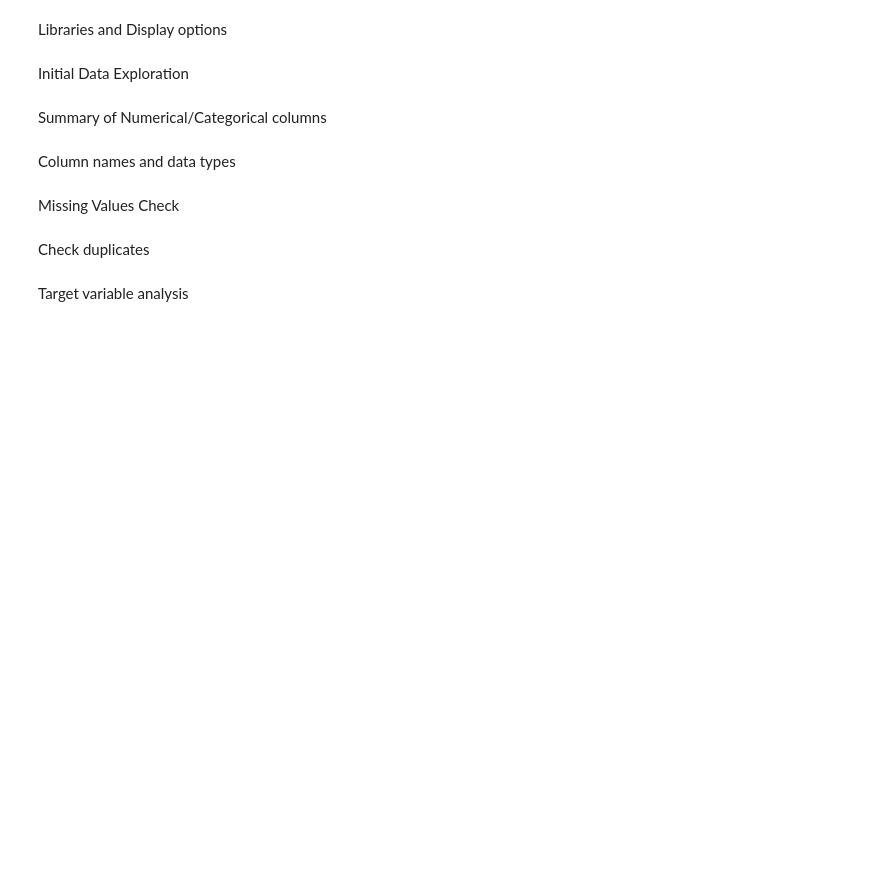
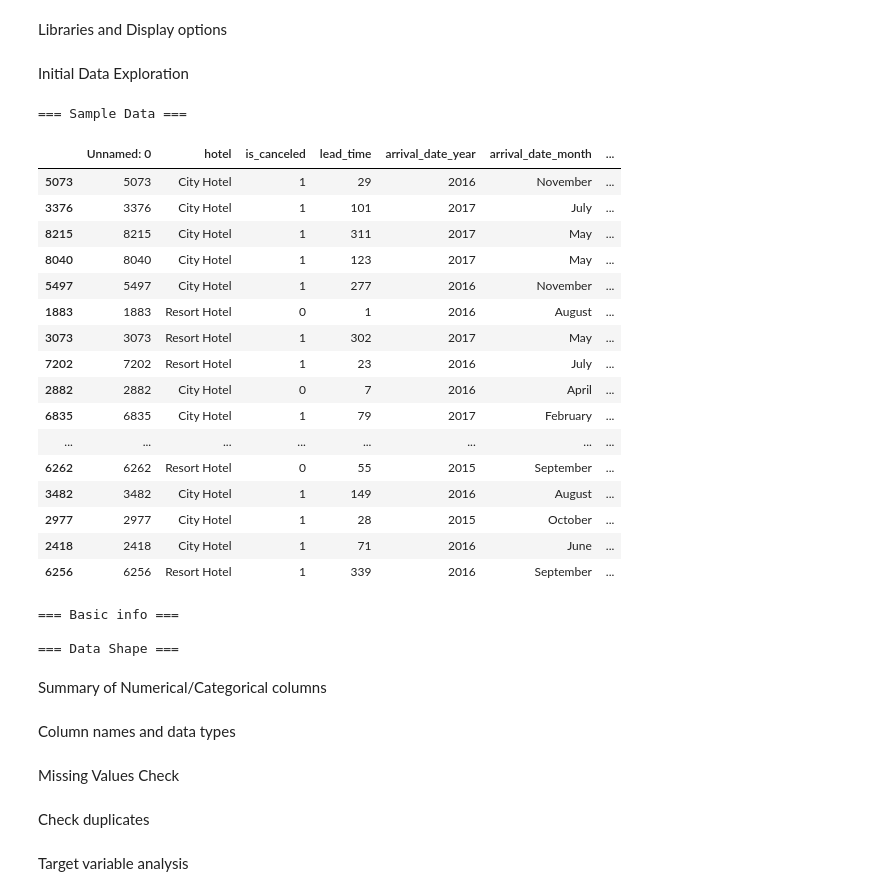
Before and after one commit to NoMercy17/data-science-internship, a Jupyter notebook: notebooks/data_overview.ipynb, the cells around one changed output. Cells and saved outputs as stored; diff of their text form; code cells hidden in the pictures; blank space fills up the shorter version.

```diff
--- a/notebooks/data_overview.ipynb
+++ b/notebooks/data_overview.ipynb
@@ -16,13 +16,35 @@ data = pd.read_csv("/home/antonios/Desktop/Practica_de_vara/data-science-interns
 Initial Data Exploration
 # %%
 print("=== Sample Data ===")
-display(data.sample(10))
+display(data.sample(30))
 
 print("\n=== Basic info ===")
-display(data.info())
+#display(data.info())
 
 print("\n=== Data Shape ===")
-display(f"Rows: {data.shape[0]}, Columns: {data.shape[1]}")
+#display(f"Rows: {data.shape[0]}, Columns: {data.shape[1]}")
+# %% [output]
+=== Sample Data ===
+|  | Unnamed: 0 | hotel | is_canceled | lead_time | arrival_date_year | arrival_date_month | ... |
+| 5073 | 5073 | City Hotel | 1 | 29 | 2016 | November | ... |
+| 3376 | 3376 | City Hotel | 1 | 101 | 2017 | July | ... |
+| 8215 | 8215 | City Hotel | 1 | 311 | 2017 | May | ... |
+| 8040 | 8040 | City Hotel | 1 | 123 | 2017 | May | ... |
+| 5497 | 5497 | City Hotel | 1 | 277 | 2016 | November | ... |
+| 1883 | 1883 | Resort Hotel | 0 | 1 | 2016 | August | ... |
+| 3073 | 3073 | Resort Hotel | 1 | 302 | 2017 | May | ... |
+| 7202 | 7202 | Resort Hotel | 1 | 23 | 2016 | July | ... |
+| 2882 | 2882 | City Hotel | 0 | 7 | 2016 | April | ... |
+| 6835 | 6835 | City Hotel | 1 | 79 | 2017 | February | ... |
+| ... | ... | ... | ... | ... | ... | ... | ... |
+| 6262 | 6262 | Resort Hotel | 0 | 55 | 2015 | September | ... |
+| 3482 | 3482 | City Hotel | 1 | 149 | 2016 | August | ... |
+| 2977 | 2977 | City Hotel | 1 | 28 | 2015 | October | ... |
+| 2418 | 2418 | City Hotel | 1 | 71 | 2016 | June | ... |
+| 6256 | 6256 | Resort Hotel | 1 | 339 | 2016 | September | ... |
+=== Basic info ===
+
+=== Data Shape ===
 # %%
 hotel_data = data.copy()
 # copy dataset for manipulation
```
Also changed, not shown: parts of 1 cell of this notebook, 2 other files.
